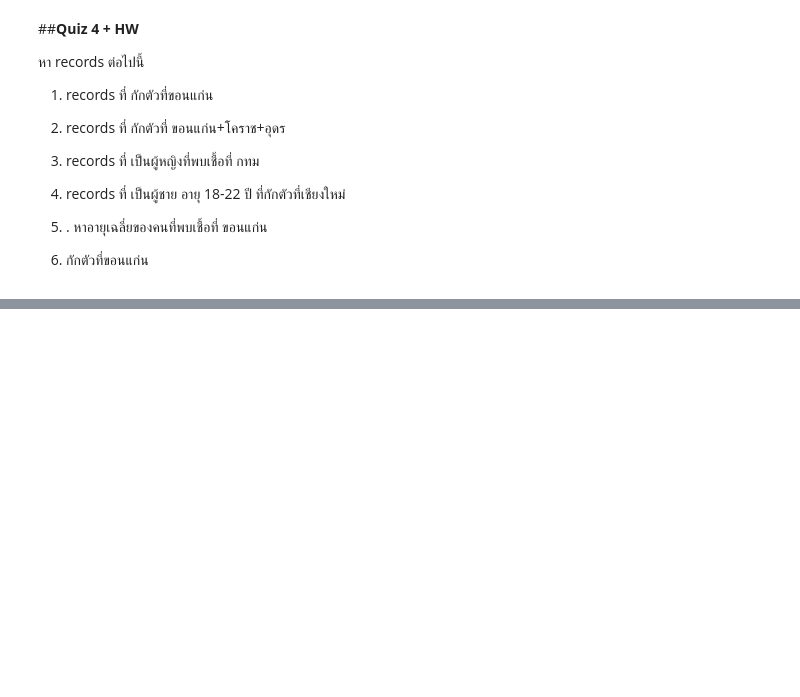
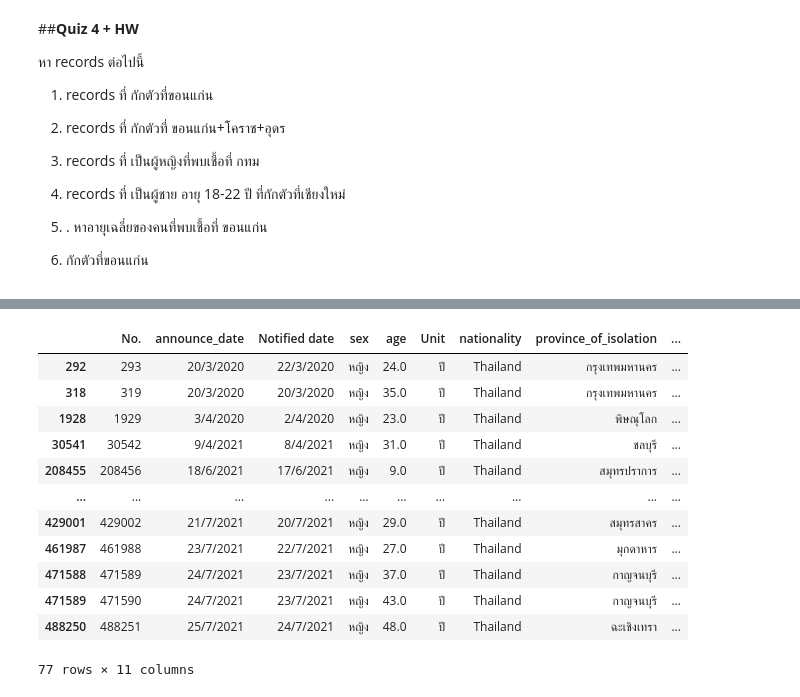
Before and after one commit to nualpair/DWDM21, a Jupyter notebook: Data_Preprocessing_(Chapter3).ipynb, the cells around one changed output, grey strips where cells are left out. Cells and saved outputs as stored; diff of their text form; code cells hidden in the pictures; blank space fills up the shorter version.

```diff
--- a/Data_Preprocessing_(Chapter3).ipynb
+++ b/Data_Preprocessing_(Chapter3).ipynb
@@ -736,0 +624,17 @@ dtype: float64
+# %%
+#3. records ที่ เป็นผู้หญิงที่พบเชื้อที่ กทม
+data_cases2[(data_cases2['district_of_onset']=='กรุงเทพมหานคร') & (data_cases2['sex']=='หญิง')]
+# %% [output]
+|  | No. | announce_date | Notified date | sex | age | Unit | nationality | province_of_isolation | ... |
+| 292 | 293 | 20/3/2020 | 22/3/2020 | หญิง | 24.0 | ปี | Thailand | กรุงเทพมหานคร | ... |
+| 318 | 319 | 20/3/2020 | 20/3/2020 | หญิง | 35.0 | ปี | Thailand | กรุงเทพมหานคร | ... |
+| 1928 | 1929 | 3/4/2020 | 2/4/2020 | หญิง | 23.0 | ปี | Thailand | พิษณุโลก | ... |
+| 30541 | 30542 | 9/4/2021 | 8/4/2021 | หญิง | 31.0 | ปี | Thailand | ชลบุรี | ... |
+| 208455 | 208456 | 18/6/2021 | 17/6/2021 | หญิง | 9.0 | ปี | Thailand | สมุทรปราการ | ... |
+| ... | ... | ... | ... | ... | ... | ... | ... | ... | ... |
+| 429001 | 429002 | 21/7/2021 | 20/7/2021 | หญิง | 29.0 | ปี | Thailand | สมุทรสาคร | ... |
+| 461987 | 461988 | 23/7/2021 | 22/7/2021 | หญิง | 27.0 | ปี | Thailand | มุกดาหาร | ... |
+| 471588 | 471589 | 24/7/2021 | 23/7/2021 | หญิง | 37.0 | ปี | Thailand | กาญจนบุรี | ... |
+| 471589 | 471590 | 24/7/2021 | 23/7/2021 | หญิง | 43.0 | ปี | Thailand | กาญจนบุรี | ... |
+| 488250 | 488251 | 25/7/2021 | 24/7/2021 | หญิง | 48.0 | ปี | Thailand | ฉะเชิงเทรา | ... |
+77 rows × 11 columns
```
Also changed, not shown: parts of 56 cells of this notebook.
